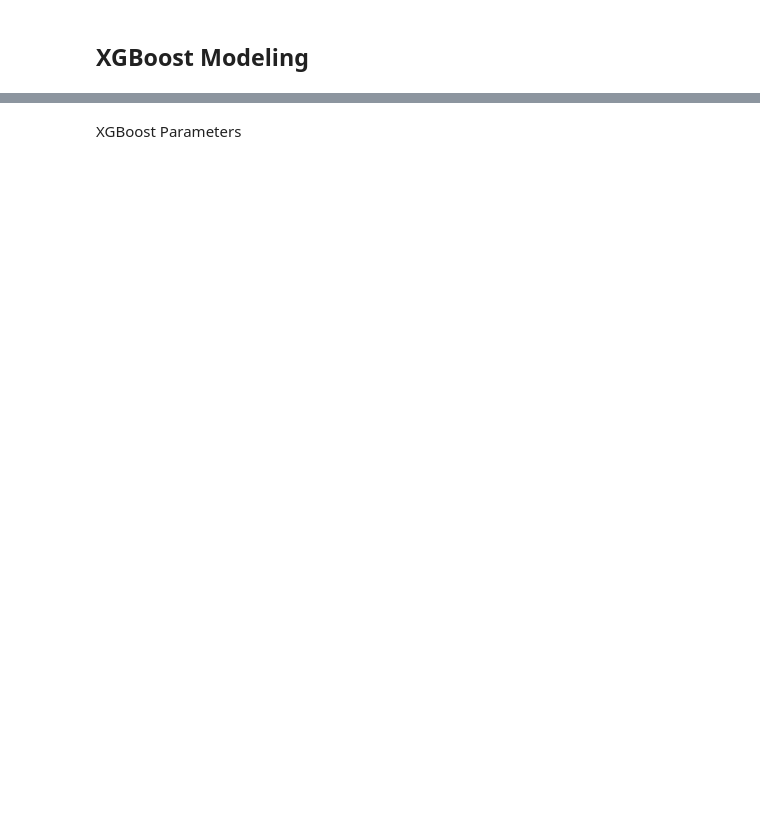
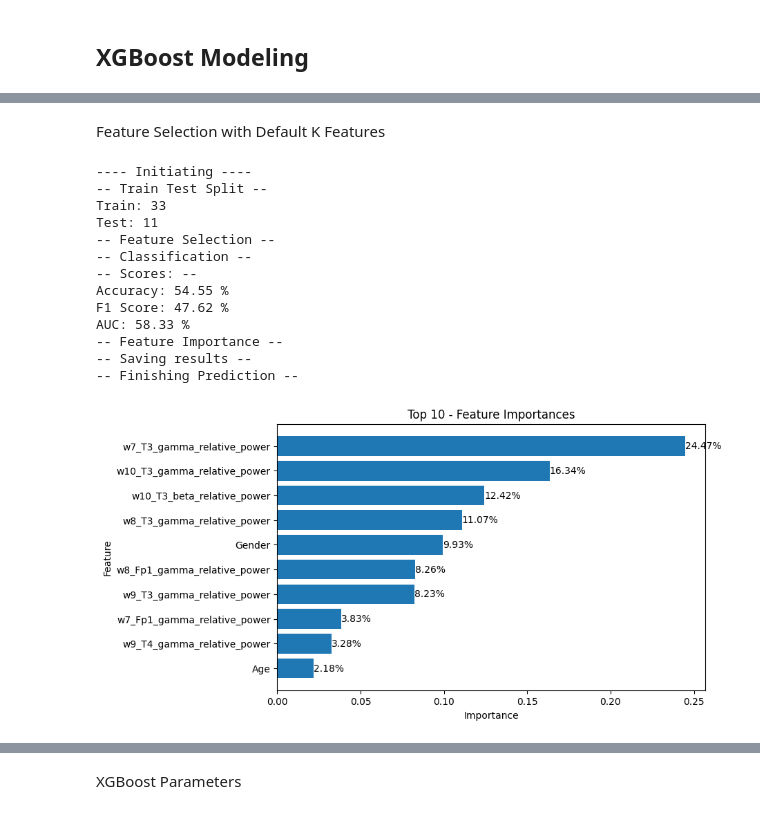
Before and after one commit to sobieddch90/mcd-udg-tfm-eeg-classification, a Jupyter notebook: Modeling/1.1 EEG Classifier XGBoost Optimization - PSD Features.ipynb, the cells around one changed output, grey strips where cells are left out. Cells and saved outputs as stored; diff of their text form; code cells hidden in the pictures; blank space fills up the shorter version.

```diff
--- a/Modeling/1.1 EEG Classifier XGBoost Optimization - PSD Features.ipynb
+++ b/Modeling/1.1 EEG Classifier XGBoost Optimization - PSD Features.ipynb
@@ -179,0 +152,22 @@ df_feature_importances = eeg_mne.get_Feature_Importance(features, clf.feature_im
+# %% [markdown]
+Feature Selection with Default K Features
+# %%
+pred_results_all_2 = eeg_mne.get_Classification(df_psd_features_all, 'XGBoost',
+                                         target='Group', key_feature='participant_id',
+                                         test_split=0.25,
+                                         feature_selection=True)
+# %% [output]
+---- Initiating ----
+-- Train Test Split --
+Train: 33
+Test: 11
+-- Feature Selection --
+-- Classification --
+-- Scores: --
+Accuracy: 54.55 %
+F1 Score: 47.62 %
+AUC: 58.33 %
+-- Feature Importance --
+-- Saving results --
+-- Finishing Prediction --
+[figure, added]
```
Also changed, not shown: parts of 54 cells of this notebook, 2 other files.
